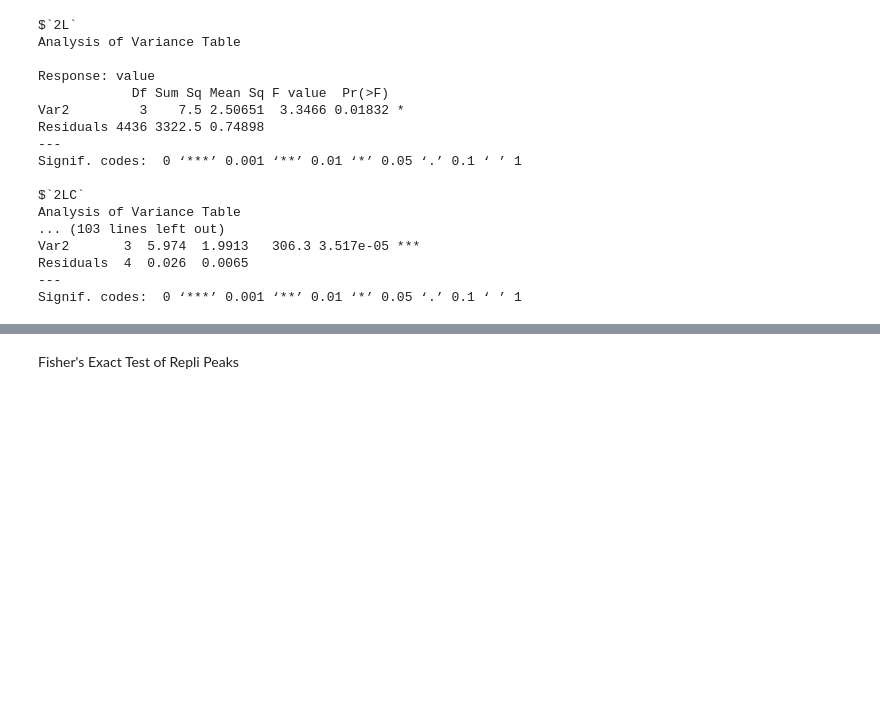
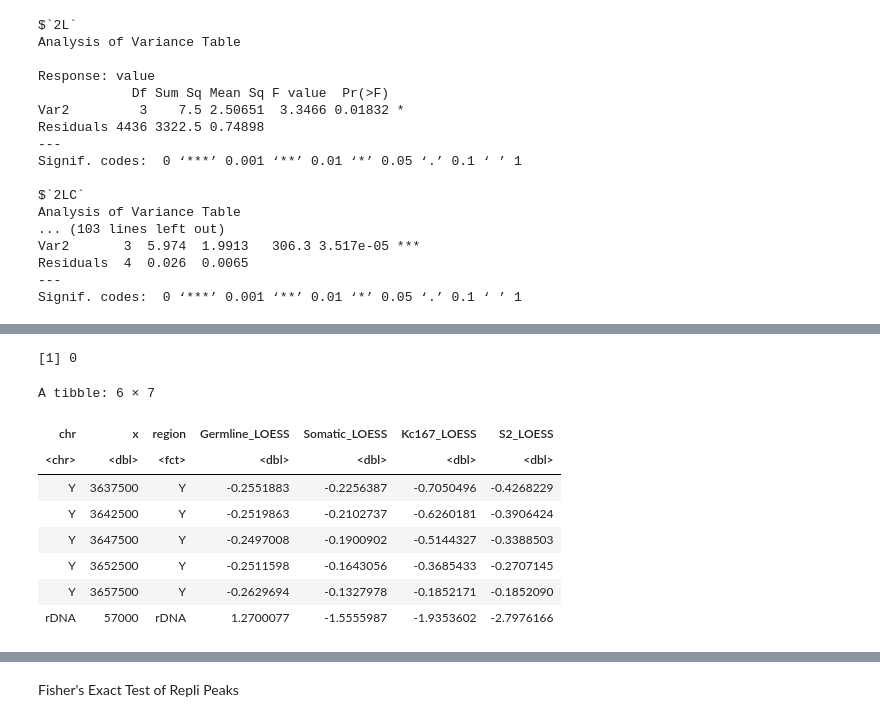
Before and after one commit to ringw/Upd-Germline-Genomics, a Jupyter notebook: reports/Repli-Significance-Report.ipynb, the cells around one changed output, grey strips where cells are left out. Saved outputs shown, nothing was run; the diff lists cells and outputs as text; code cells hidden in the pictures; blank space fills up the shorter version.

```diff
--- a/reports/Repli-Significance-Report.ipynb
+++ b/reports/Repli-Significance-Report.ipynb
@@ -205,0 +347,52 @@ Signif. codes:  0 ‘***’ 0.001 ‘**’ 0.01 ‘*’ 0.05 ‘.’ 0.1 ‘ ’
+# %%
+sum(is.na(Y$region))
+# %% [output]
+[1] 0
+# %%
+rDNA <- mapply(
+  \(gr, v_orig) (
+    (
+      gr[
+        seqnames(gr) == "rDNA" &
+          between(mid(gr), 37000, 77000)
+      ]$score %>%
+        mean()
+    ) -
+      mean(v_orig)
+  ) /
+    sd(v_orig),
+  list(
+    repli.timing_Germline_chr,
+    repli.timing_Somatic_chr,
+    repli.timing_Kc167_chr,
+    repli.timing_S2_chr
+  ),
+  Y[
+    c("Germline_LOESS", "Somatic_LOESS", "Kc167_LOESS", "S2_LOESS")
+  ]
+)
+Y <- rbind(
+  Y,
+  tibble(
+    chr = "rDNA",
+    x = 57000,
+    region = "rDNA",
+    as_tibble(
+      setNames(
+        as.list(rDNA),
+        colnames(Y)[4:7]
+      )
+    )
+  )
+)
+tail(Y)
+# %% [output]
+A tibble: 6 × 7
+| chr | x | region | Germline_LOESS | Somatic_LOESS | Kc167_LOESS | S2_LOESS |
+| <chr> | <dbl> | <fct> | <dbl> | <dbl> | <dbl> | <dbl> |
+| Y | 3637500 | Y | -0.2551883 | -0.2256387 | -0.7050496 | -0.4268229 |
+| Y | 3642500 | Y | -0.2519863 | -0.2102737 | -0.6260181 | -0.3906424 |
+| Y | 3647500 | Y | -0.2497008 | -0.1900902 | -0.5144327 | -0.3388503 |
+| Y | 3652500 | Y | -0.2511598 | -0.1643056 | -0.3685433 | -0.2707145 |
+| Y | 3657500 | Y | -0.2629694 | -0.1327978 | -0.1852171 | -0.1852090 |
+| rDNA | 57000 | rDNA | 1.2700077 | -1.5555987 | -1.9353602 | -2.7976166 |
```
Also changed, not shown: parts of 21 cells of this notebook.
